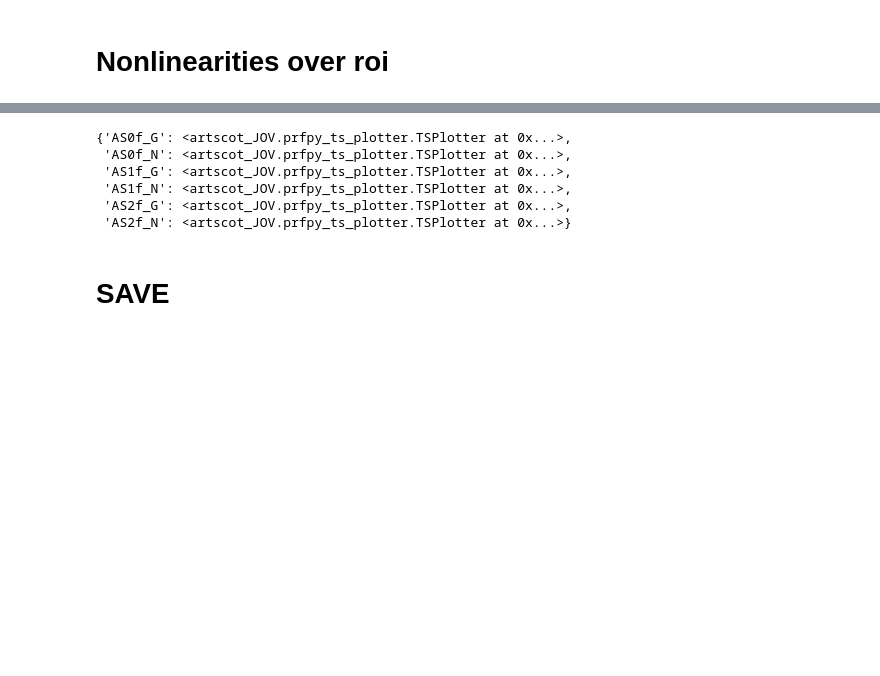
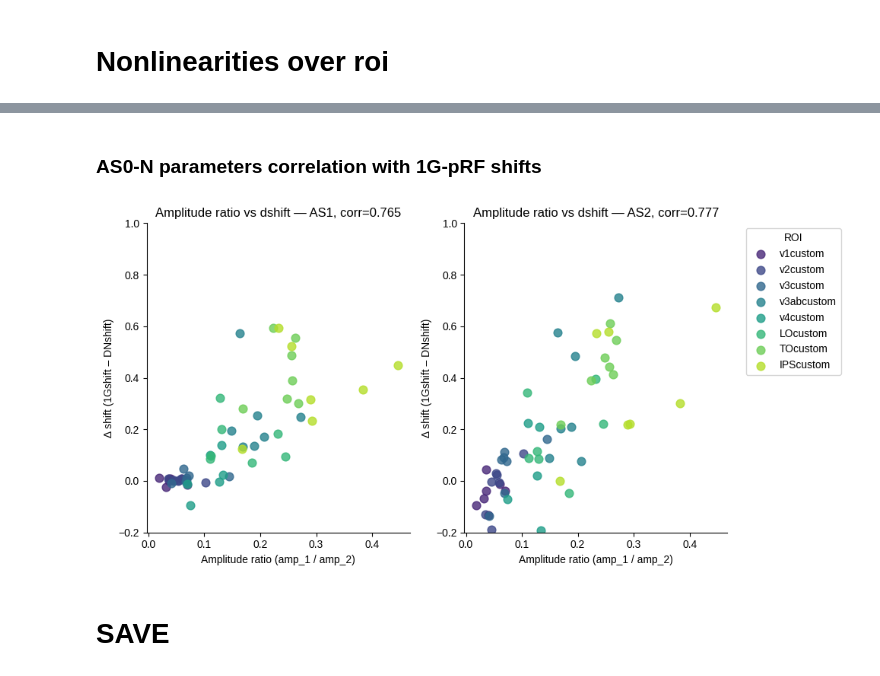
Before and after one commit to mdaghlian/artscot_JOV, a Jupyter notebook: analysis/r0_reports/artscot_plots.ipynb, the cells around one changed output, grey strips where cells are left out. Saved outputs shown, nothing was run; the diff lists cells and outputs as text; code cells hidden in the pictures; blank space fills up the shorter version.

```diff
--- a/analysis/r0_reports/artscot_plots.ipynb
+++ b/analysis/r0_reports/artscot_plots.ipynb
@@ -1439,20 +1240,0 @@ tpars[0]
-# %%
-for sub in sub_list:
-    roi_mask = get_roi_FS(sub, label=roi_list[1:], combine_matches=True)
-    tpars = prf_obj[sub].prf_obj['AS0f_N'].prf_params_np.copy()
-
-
-    for task2 in ['AS1', 'AS2']
-        th = {}
-        for t in ['AS0', task2]:
-            for m in ['g', 'n']:
-                th[f'{t}f_{m}-min-rsq'] = min_rsq
-                th[f'{t}f_{m}-max-ecc'] = max_ecc
-        vx_mask = prf_obj[sub].return_vx_mask(th=th)
-        vx_mask &= roi_mask
-
-        shift1s = prf_obj[sub].return_diff_params(
-            f'AS0f_g', f'{task2}f_g', 'shift_mag')['shift_mag'][vx_mask].to_numpy()
-        shift2s = prf_obj[sub].return_diff_params(
-            p2diff[0], p2diff[1], 'shift_mag')['shift_mag'][vx_mask].to_numpy()
-        shift2 = np.median(shift2s)
@@ -1463,9 +1241,2 @@ dict_keys(['AS0f_G', 'AS0f_N', 'AS1f_G', 'AS1f_N', 'AS2f_G', 'AS2f_N'])
-# %%
-prf_obj[sub].prf_obj
-# %% [output]
-{'AS0f_G': <artscot_JOV.prfpy_ts_plotter.TSPlotter at 0x...>,
- 'AS0f_N': <artscot_JOV.prfpy_ts_plotter.TSPlotter at 0x...>,
- 'AS1f_G': <artscot_JOV.prfpy_ts_plotter.TSPlotter at 0x...>,
- 'AS1f_N': <artscot_JOV.prfpy_ts_plotter.TSPlotter at 0x...>,
- 'AS2f_G': <artscot_JOV.prfpy_ts_plotter.TSPlotter at 0x...>,
- 'AS2f_N': <artscot_JOV.prfpy_ts_plotter.TSPlotter at 0x...>}
+# %% [markdown]
+### AS0-N parameters correlation with 1G-pRF shifts
@@ -1472,2 +1320,48 @@ prf_obj[sub].prf_obj
+# %%
+import matplotlib.pyplot as plt
+import seaborn as sns
+
+# Define a colour map for ROIs
+palette = sns.color_palette("viridis", len(roi_list[1:]))
+roi_colors = dict(zip(roi_list[1:], palette))
+
+
+fig, axs = plt.subplots(1,2, figsize=(10,5))
+
+for iT,task in enumerate(['AS1', 'AS2']):
+    df = mparcorr_pd[task]
+    tcorr = dag_get_corr(df['amp_ratio'], df['dshift'])
+
+    for roi in roi_list[1:]:
+        roi_df = df[df['roi'] == roi]
+        if len(roi_df) == 0:
+            continue
+        axs[iT].scatter(
+            roi_df['amp_ratio'],
+            roi_df['dshift'],
+            label=roi,
+            color=roi_colors[roi],
+            s=60,
+            alpha=0.8
+        )
+
+    # plt.axhline(1, color='gray', linestyle='--', linewidth=1)
+    # plt.axvline(0, color='gray', linestyle='--', linewidth=1)
+    sns.despine()
+    axs[iT].set_ylabel('Δ shift (1Gshift – DNshift)')
+    axs[iT].set_xlabel('Amplitude ratio (amp_1 / amp_2)')
+    axs[iT].set_title(f'Amplitude ratio vs dshift — {task}, corr={tcorr:.3f}')
+
+    axs[iT].set_ylim(-0.2, 1.0)
+    # axs[iT].set_xlim(0.0, 0.5)
+
+axs[iT].legend(title="ROI", bbox_to_anchor=(1.05, 1), loc='upper left')
+plt.tight_layout()
+plt.show()
+fig_saver.add_img(
+    fig, f'amp_ratio_dshift_corr',
+)
+# %% [output]
+[figure, added]
 # %% [markdown]
 # SAVE
```
Also changed, not shown: parts of 23 cells of this notebook.
